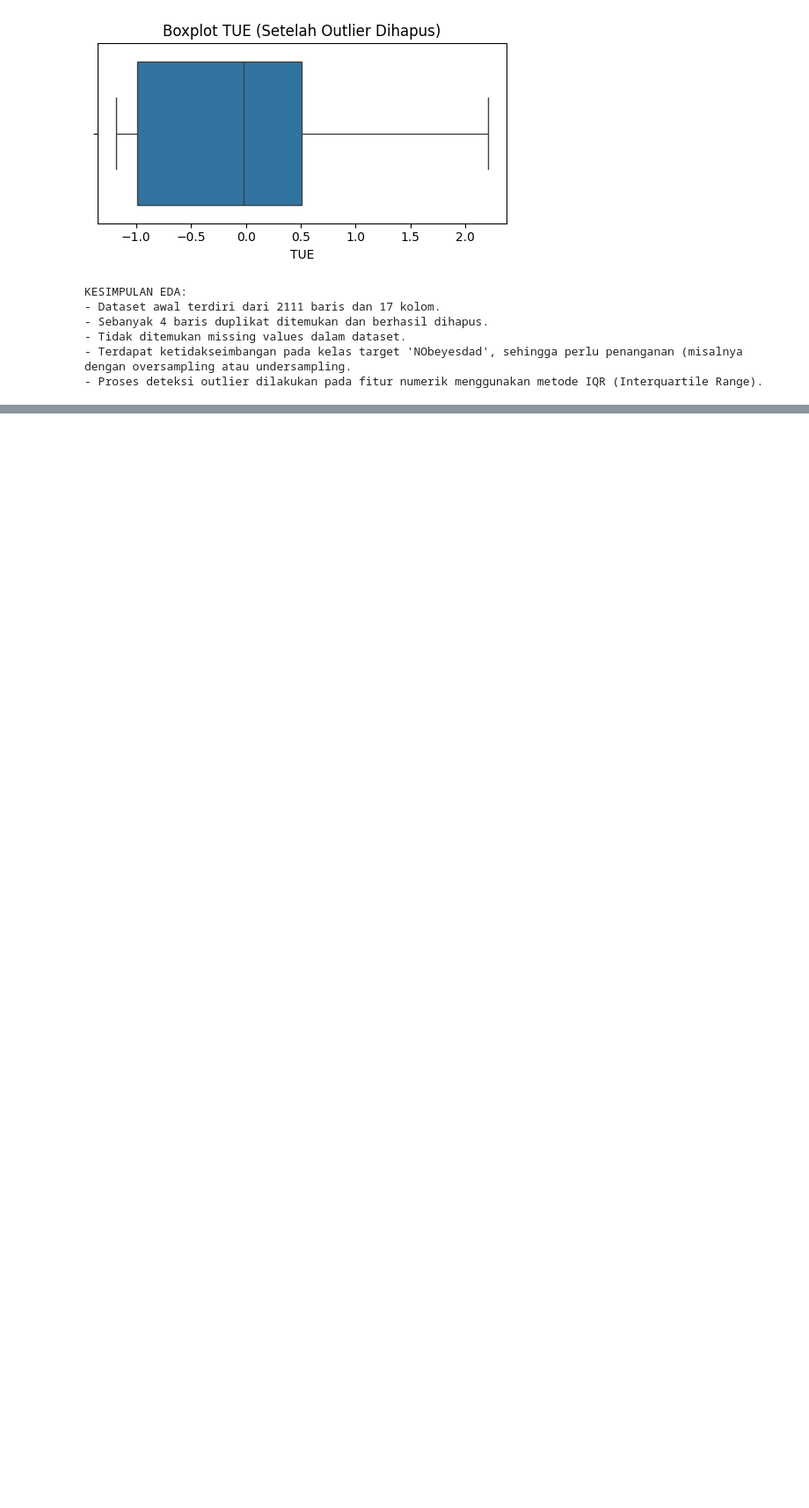
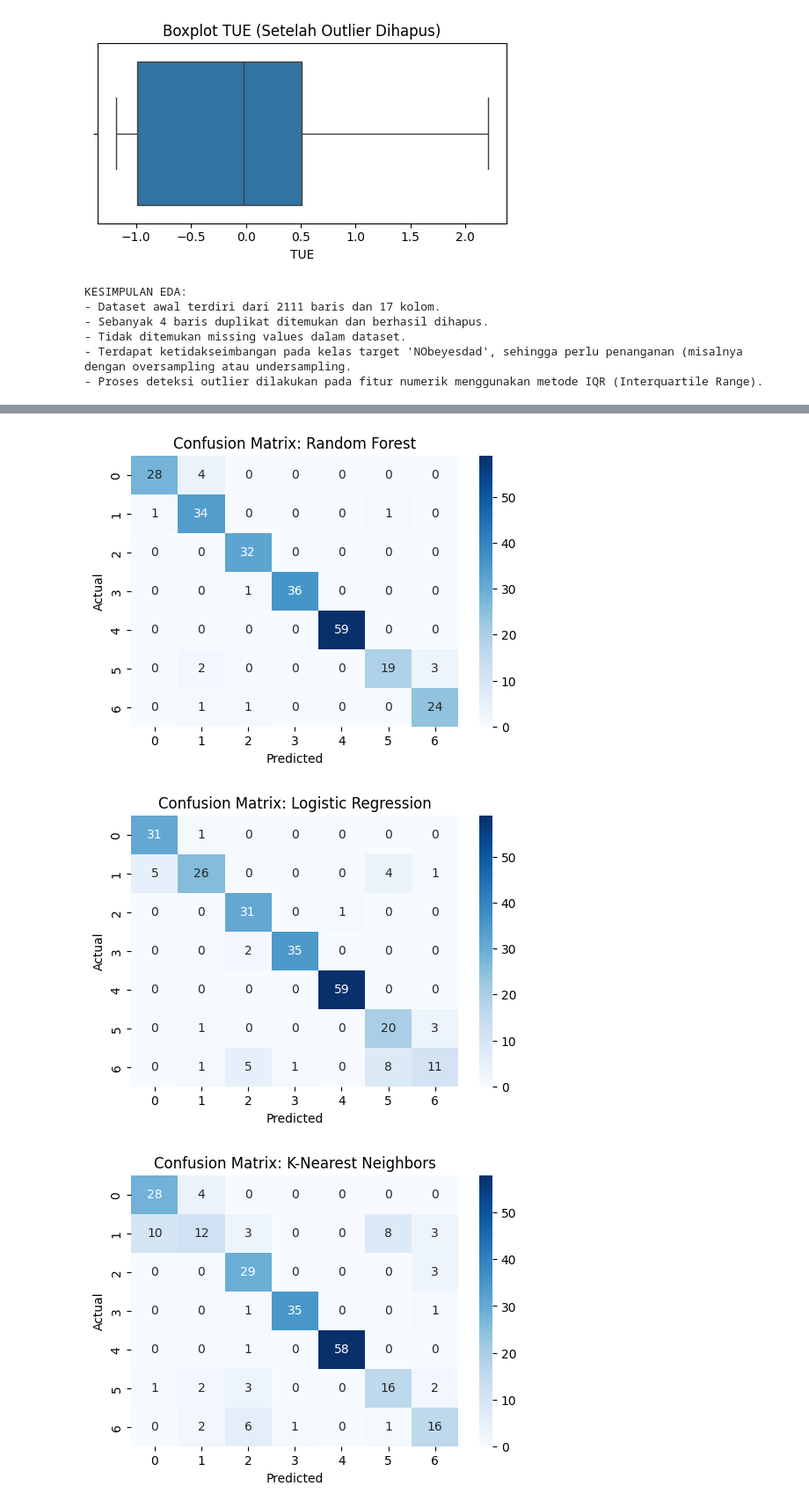
Before and after one commit to nggra/Project_UAS_Bengkod, a Jupyter notebook: PROJECT2_UAS_BENGKOD.ipynb, the cells around one changed output, grey strips where cells are left out. Shown at 88% size. Saved outputs shown, nothing was run; the diff lists cells and outputs as text; code cells hidden in the pictures; blank space fills up the shorter version.

```diff
--- a/PROJECT2_UAS_BENGKOD.ipynb
+++ b/PROJECT2_UAS_BENGKOD.ipynb
@@ -220,4 +261,8 @@ for col, count in outlier_counts.items():
 - CH2O: 13 baris dihapus
 - FAF: 23 baris dihapus
 - TUE: 14 baris dihapus
+# %%
+#Tentukan kolom kategorikal dan numerik
+cat_columns = ['Gender', 'family_history_with_overweight', 'FAVC', 'CAEC', 'SMOKE', 'SCC', 'CALC', 'MTRANS']
+numeric_columns = ['Age', 'Height', 'Weight', 'FCVC', 'NCP', 'CH2O', 'FAF', 'TUE']
 # %%
@@ -232,3 +278,7 @@ df_clean['NObeyesdad'] = encoder.fit_transform(df_clean['NObeyesdad'])
 # Normalisasi/standarisasi data numerik
 scaler = StandardScaler()
 df_clean[numeric_columns] = scaler.fit_transform(df_clean[numeric_columns])
+# %%
+# Pisahkan fitur dan target
+X = df_clean.drop('NObeyesdad', axis=1)
+y = df_clean['NObeyesdad']
@@ -286,0 +385,43 @@ KESIMPULAN EDA:
+# %%
+# Split data
+X_train, X_test, y_train, y_test = train_test_split(X, y, test_size=0.2, random_state=42)
+# %%
+# Model yang digunakan
+models = {
+    "Random Forest": RandomForestClassifier(random_state=42),
+    "Logistic Regression": LogisticRegression(max_iter=1000),
+    "K-Nearest Neighbors": KNeighborsClassifier()
+}
+# %%
+# Evaluasi semua model
+results = []
+
+for name, model in models.items():
+    model.fit(X_train, y_train)
+    y_pred = model.predict(X_test)
+
+    acc = accuracy_score(y_test, y_pred)
+    prec = precision_score(y_test, y_pred, average='weighted', zero_division=0)
+    rec = recall_score(y_test, y_pred, average='weighted')
+    f1 = f1_score(y_test, y_pred, average='weighted')
+
+    results.append({
+        'Model': name,
+        'Accuracy': acc,
+        'Precision': prec,
+        'Recall': rec,
+        'F1 Score': f1
+    })
+
+        # Confusion Matrix
+    cm = confusion_matrix(y_test, y_pred)
+    plt.figure(figsize=(6, 4))
+    sns.heatmap(cm, annot=True, fmt='d', cmap='Blues')
+    plt.title(f'Confusion Matrix: {name}')
+    plt.xlabel('Predicted')
+    plt.ylabel('Actual')
+    plt.show()
+# %% [output]
+[figure, added]
+[figure, added]
+[figure, added]
```
Also changed, not shown: parts of 13 cells of this notebook.
